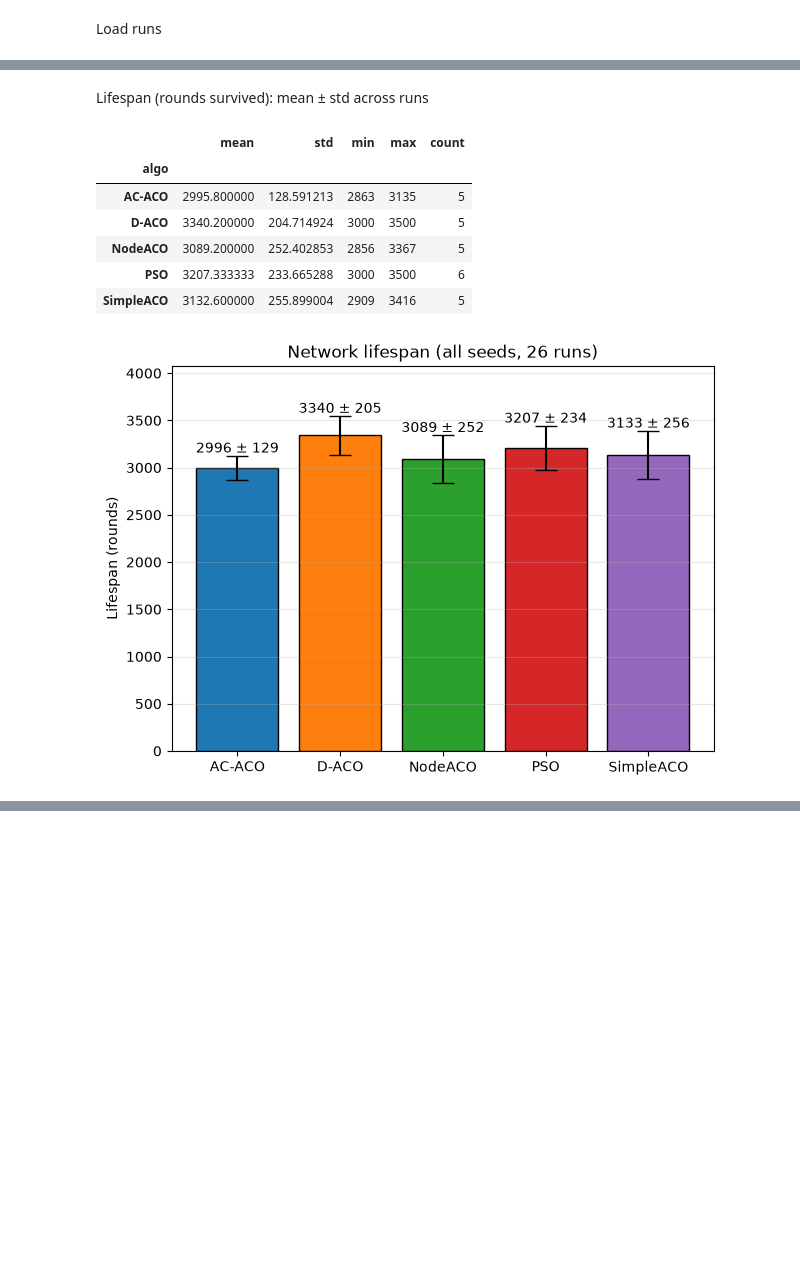
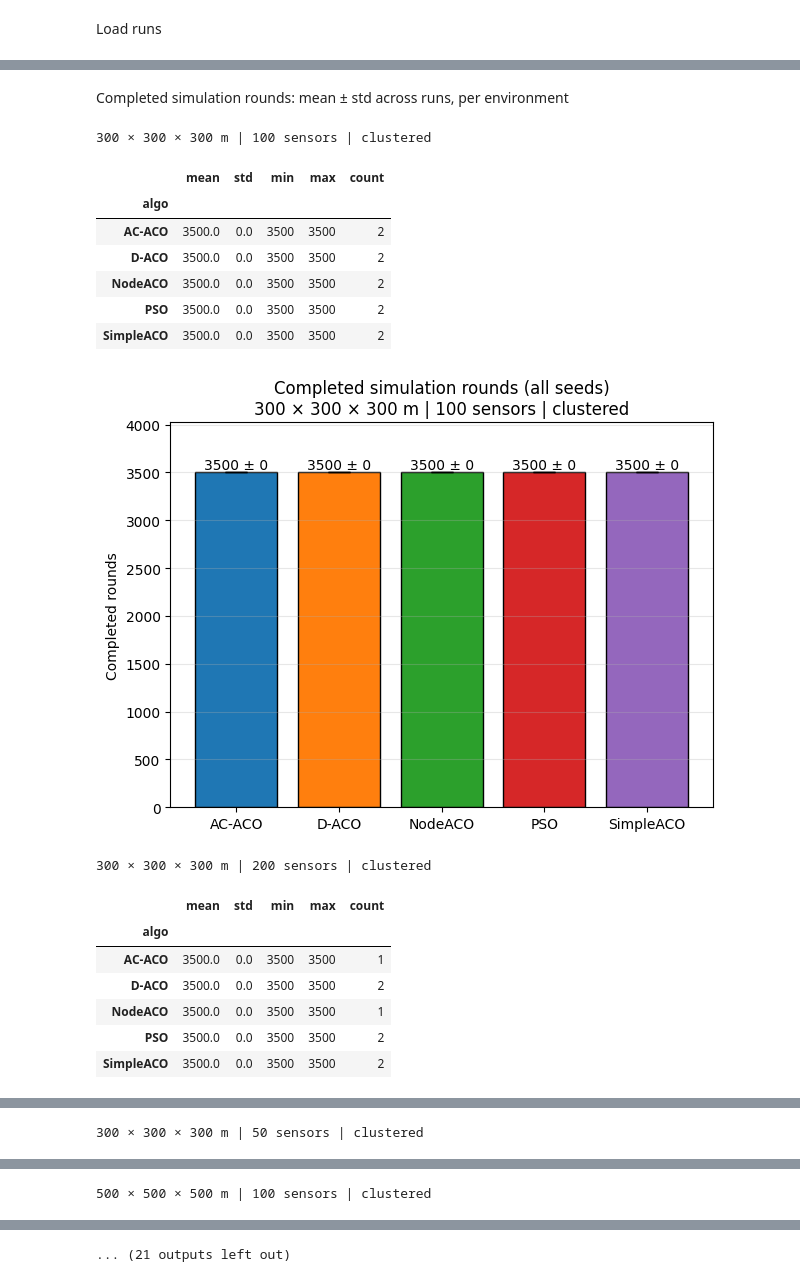
Before and after one commit to sida1420/uwsn, a Jupyter notebook: src/analyze.ipynb, the cells around one changed output, grey strips where cells are left out. Drawn from its saved outputs; the diff is of its cells as text; code cells hidden in the pictures; blank space fills up the shorter version.

Commit message:
update graph generator

```diff
--- a/src/analyze.ipynb
+++ b/src/analyze.ipynb
@@ -121,36 +148,45 @@ SimpleACO    6
 Name: runs, dtype: int64
 # %% [markdown]
-Lifespan (rounds survived): mean ± std across runs
+Completed simulation rounds: mean ± std across runs, per environment
 # %%
-stats = (
-    summary.groupby("algo")["lifespan"]
-    .agg(["mean", "std", "min", "max", "count"])
-    .reindex(ALGOS)
-)
-stats["std"] = stats["std"].fillna(0)  # a single run has no spread
-display(stats)
+for environment, environment_runs in RUNS_BY_ENV.items():
+    stats = (
+        summary[summary["environment"] == environment]
+        .groupby("algo", sort=False)["lifespan"]
+        .agg(["mean", "std", "min", "max", "count"])
+    )
+    stats["std"] = stats["std"].fillna(0)
+    print(environment_label(environment))
+    display(stats)
 
-fig, ax = plt.subplots(figsize=(7, 5))
-bars = ax.bar(
-    stats.index, stats["mean"], yerr=stats["std"],
-    capsize=8, color=plt.cm.tab10(range(len(stats))), edgecolor="black",
-)
-for bar, m, s in zip(bars, stats["mean"], stats["std"]):
-    ax.text(bar.get_x() + bar.get_width() / 2, m + s, f"{m:.0f} ± {s:.0f}",
-            ha="center", va="bottom")
-
-seed_label = "all seeds" if SEED is None else f"seed {SEED}"
-ax.set_ylabel("Lifespan (rounds)")
-ax.set_title(f"Network lifespan ({seed_label}, {len(runs)} runs)")
-ax.margins(y=0.15)
-ax.grid(axis="y", alpha=0.3)
-plt.show()
+    fig, ax = plt.subplots(figsize=(7, 5))
+    bars = ax.bar(
+        stats.index, stats["mean"], yerr=stats["std"], capsize=8,
+        color=[styles[algo]["color"] for algo in stats.index], edgecolor="black",
+    )
+    for bar, mean, std in zip(bars, stats["mean"], stats["std"]):
+        ax.text(bar.get_x() + bar.get_width() / 2, mean + std,
+                f"{mean:.0f} ± {std:.0f}", ha="center", va="bottom")
+    ax.set_ylabel("Completed rounds")
+    ax.set_title(f"Completed simulation rounds ({seed_label})\n{environment_label(environment)}")
+    ax.margins(y=0.15)
+    ax.grid(axis="y", alpha=0.3)
+    plt.show()
 # %% [output]
+300 × 300 × 300 m | 100 sensors | clustered
 |  | mean | std | min | max | count |
 | algo |  |  |  |  |  |
-| AC-ACO | 2995.800000 | 128.591213 | 2863 | 3135 | 5 |
-| D-ACO | 3340.200000 | 204.714924 | 3000 | 3500 | 5 |
-| NodeACO | 3089.200000 | 252.402853 | 2856 | 3367 | 5 |
-| PSO | 3207.333333 | 233.665288 | 3000 | 3500 | 6 |
-| SimpleACO | 3132.600000 | 255.899004 | 2909 | 3416 | 5 |
+| AC-ACO | 3500.0 | 0.0 | 3500 | 3500 | 2 |
+| D-ACO | 3500.0 | 0.0 | 3500 | 3500 | 2 |
+| NodeACO | 3500.0 | 0.0 | 3500 | 3500 | 2 |
+| PSO | 3500.0 | 0.0 | 3500 | 3500 | 2 |
+| SimpleACO | 3500.0 | 0.0 | 3500 | 3500 | 2 |
-[figure, old version]
+[figure, new version]
+300 × 300 × 300 m | 200 sensors | clustered
+|  | mean | std | min | max | count |
+| algo |  |  |  |  |  |
+| AC-ACO | 3500.0 | 0.0 | 3500 | 3500 | 1 |
+| D-ACO | 3500.0 | 0.0 | 3500 | 3500 | 2 |
+| NodeACO | 3500.0 | 0.0 | 3500 | 3500 | 1 |
+| PSO | 3500.0 | 0.0 | 3500 | 3500 | 2 |
+| SimpleACO | 3500.0 | 0.0 | 3500 | 3500 | 2 |
@@ -156,0 +194 @@ plt.show()
+300 × 300 × 300 m | 50 sensors | clustered
@@ -156,0 +203 @@ plt.show()
+500 × 500 × 500 m | 100 sensors | clustered
@@ -157 +212,2 @@ plt.show()
+... (21 outputs left out)
 # %% [markdown]
```
Also changed, not shown: parts of 10 cells of this notebook, 8 other files.
